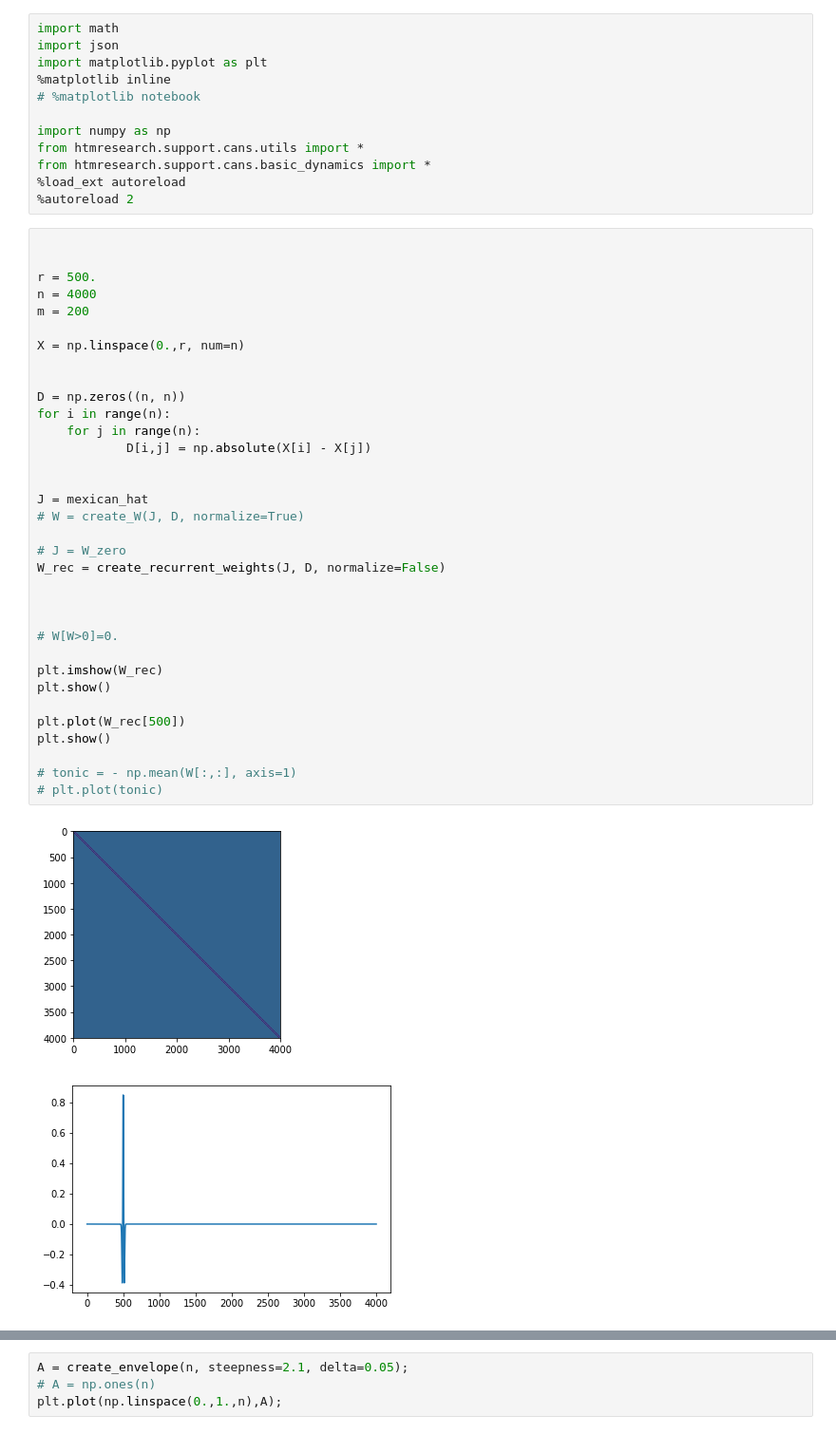
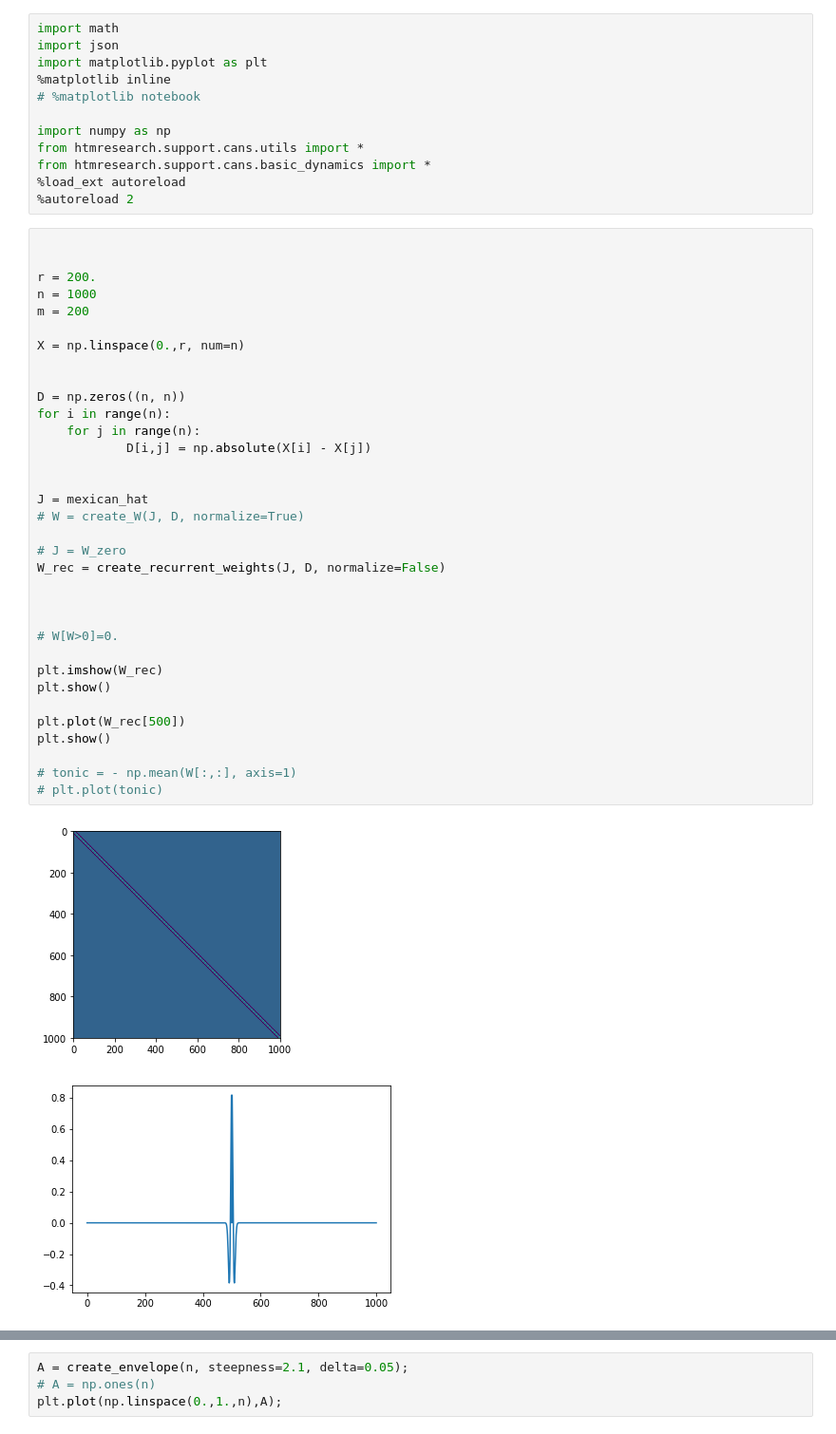
Before and after one commit to mirkoklukas/htmresearch, a Jupyter notebook: projects/gridcells/jupyter/CAN/1d CAN - with place code.ipynb, the cells around one changed output, grey strips where cells are left out. Shown at 95% size. Cells and saved outputs as stored; diff of their text form.

```diff
--- a/projects/gridcells/jupyter/CAN/1d CAN - with place code.ipynb
+++ b/projects/gridcells/jupyter/CAN/1d CAN - with place code.ipynb
@@ -13,39 +13,39 @@ from htmresearch.support.cans.basic_dynamics import *
 # %%
 
 
-r = 500.
-n = 4000
+r = 200.
+n = 1000
 m = 200
 
 X = np.linspace(0.,r, num=n)
 
 
 D = np.zeros((n, n))
 for i in range(n):
     for j in range(n):
             D[i,j] = np.absolute(X[i] - X[j])
 
 
 J = mexican_hat
 # W = create_W(J, D, normalize=True)
 
 # J = W_zero
 W_rec = create_recurrent_weights(J, D, normalize=False)
 
 
 
 # W[W>0]=0.
 
 plt.imshow(W_rec)
 plt.show()
 
 plt.plot(W_rec[500])
 plt.show()
 
 # tonic = - np.mean(W[:,:], axis=1)
 # plt.plot(tonic)
 # %% [output]
-[figure, old version]
+[figure, new version]
-[figure, old version]
+[figure, new version]
 # %%
 
```
Also changed, not shown: parts of 7 cells of this notebook.
